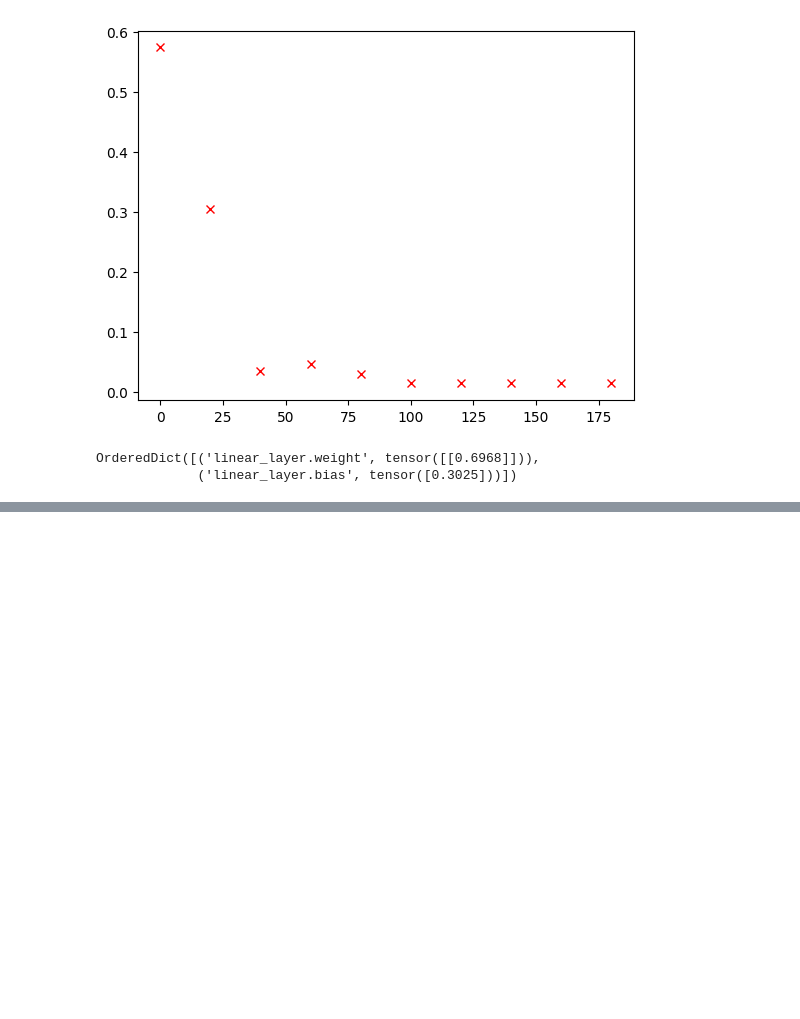
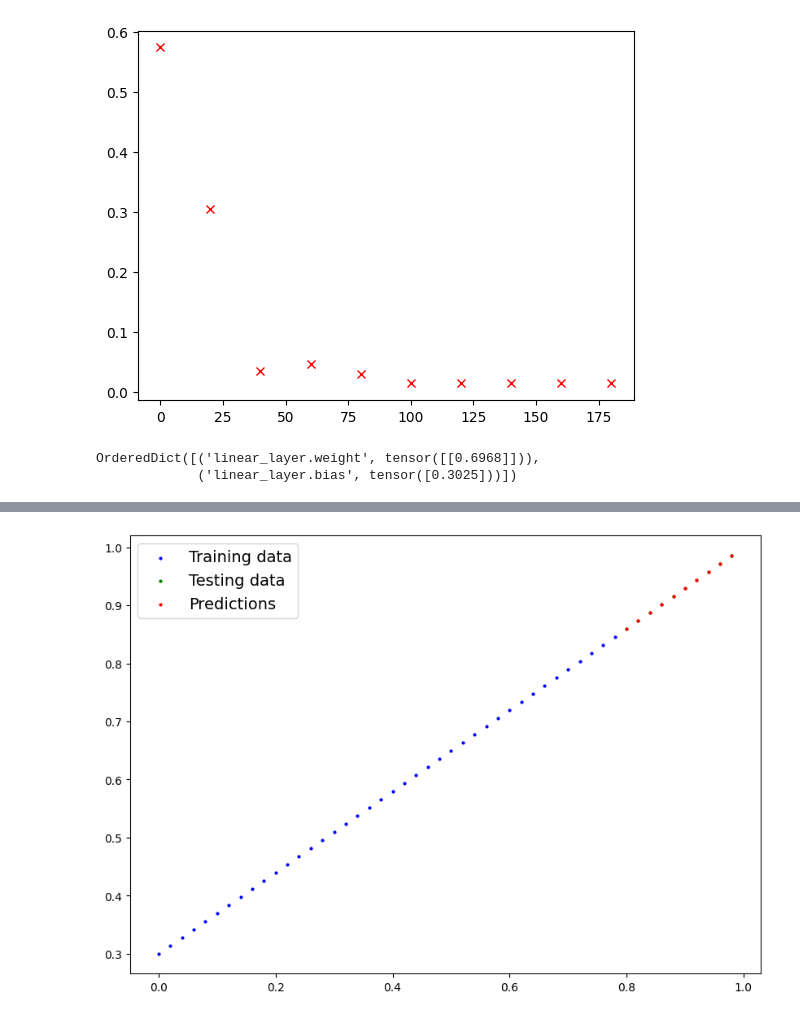
Before and after one commit to Pirate-Hunter-Zoro/Machine-Learning, a Jupyter notebook: Coursework/01_pytorch_workflow/01_pytorch_workflow_video.ipynb, the cells around one changed output, grey strips where cells are left out. Saved outputs shown, nothing was run; the diff lists cells and outputs as text; code cells hidden in the pictures; blank space fills up the shorter version.

```diff
--- a/Coursework/01_pytorch_workflow/01_pytorch_workflow_video.ipynb
+++ b/Coursework/01_pytorch_workflow/01_pytorch_workflow_video.ipynb
@@ -672,0 +733,7 @@ OrderedDict([('linear_layer.weight', tensor([[0.6968]])),
+# %%
+# Use our loaded model to make predictions
+loaded_model_1.eval()
+with torch.inference_mode():
+    plot_predictions(predictions=loaded_model_1(X_test).cpu().detach())
+# %% [output]
+[figure, added]
```
Also changed, not shown: parts of 7 cells of this notebook, 2 other files.
